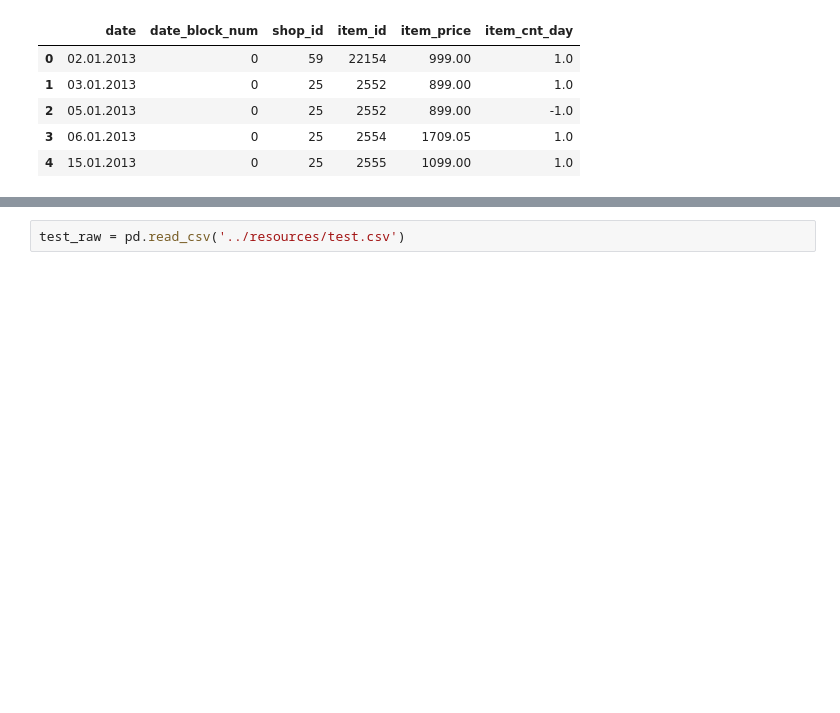
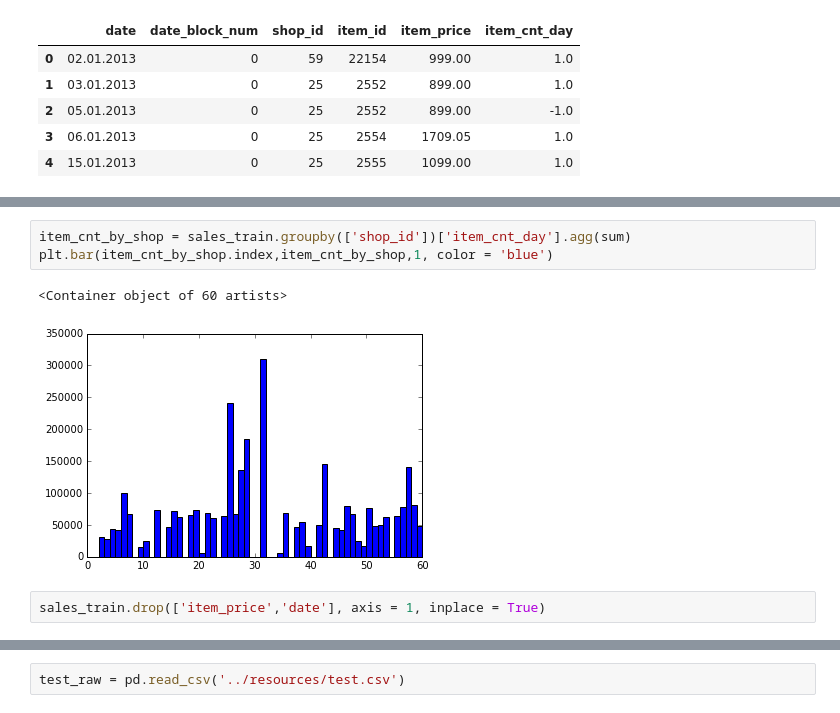
Before and after one commit to Utkarsh-76/data_science, a Jupyter notebook: sales_pred/code/main.ipynb, the cells around one changed output, grey strips where cells are left out. Cells and saved outputs as stored; diff of their text form; blank space fills up the shorter version.

```diff
--- a/sales_pred/code/main.ipynb
+++ b/sales_pred/code/main.ipynb
@@ -45,0 +48,8 @@ sales_train.head()
+# %%
+item_cnt_by_shop = sales_train.groupby(['shop_id'])['item_cnt_day'].agg(sum)
+plt.bar(item_cnt_by_shop.index,item_cnt_by_shop,1, color = 'blue')
+# %% [output]
+<Container object of 60 artists>
+[figure, added]
+# %%
+sales_train.drop(['item_price','date'], axis = 1, inplace = True)
```
Also changed, not shown: parts of 21 cells of this notebook.
